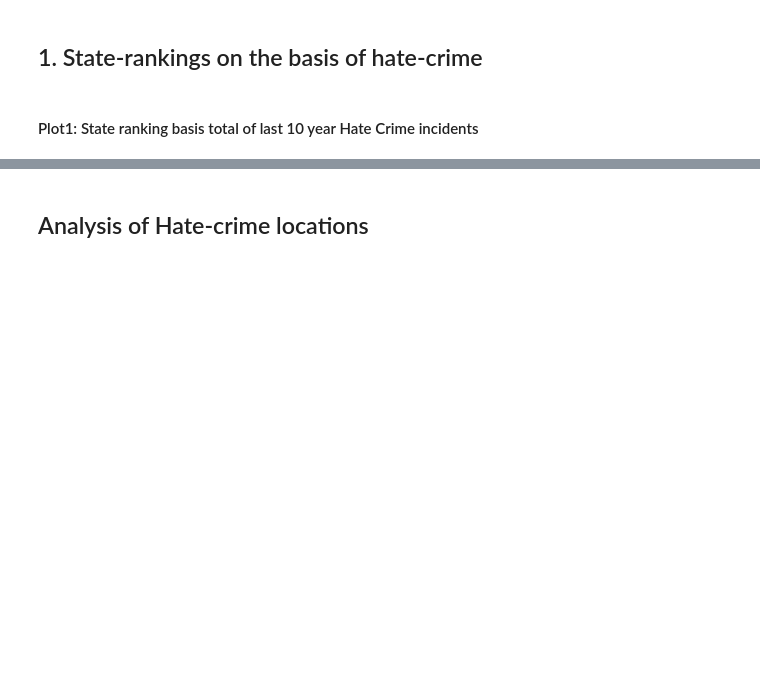
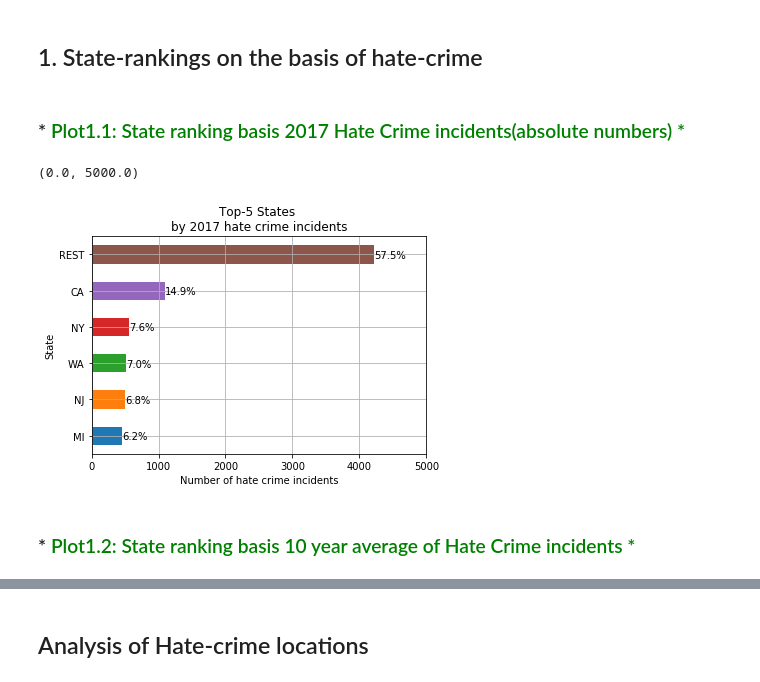
Before and after one commit to gupta-d/Is-hate-crime-on-rise, a Jupyter notebook: main/deepak/main/code/hate_crime_states_analysis.ipynb, the cells around one changed output, grey strips where cells are left out. Drawn from its saved outputs; the diff is of its cells as text; code cells hidden in the pictures; blank space fills up the shorter version.

```diff
--- a/main/deepak/main/code/hate_crime_states_analysis.ipynb
+++ b/main/deepak/main/code/hate_crime_states_analysis.ipynb
@@ -762,8 +766,43 @@ df_results.to_csv(file_to_write, encoding='utf-8')
 ## *<font color=red> plotting charts *</font>
 # %% [markdown]
 ## 1. State-rankings on the basis of hate-crime
+# %% [markdown]
+### *<font color=green> Plot1.1: State ranking basis 2017 Hate Crime incidents(absolute numbers) *</font>
+# %%
+temp = df_results.set_index('STATE_ABBR')
+absolute_rank_2017 = temp.loc[temp['DATA_YEAR'] == 2017, 'HATE_CRIMES'].nlargest(5)
+absolute_rank_2017
+
+REST = temp.loc[temp['DATA_YEAR'] == 2017, 'HATE_CRIMES'].sum() - absolute_rank_2017.sum()
+absolute_rank_2017.loc['REST'] = REST
+absolute_rank_2017.sort_values(inplace = True)
+# %%
+fig0, ax0 = plt.subplots()
+ax0 = absolute_rank_2017.plot(kind = 'barh', grid=True, title = "Top-5 States \nby 2017 hate crime incidents")
+ax0.set_xlabel("Number of hate crime incidents")
+ax0.set_ylabel("State")
+ax0.set_xlim(0,5000)
+
+
+individuals =[]
+for i in ax0.patches:
+    individuals.append(i.get_width())
+
+total = sum(individuals)
+
+for i in ax0.patches:
+    ax0.text(i.get_width()+.3, i.get_y()+.15, \
+            str(round((i.get_width()/total)*100,1))+'%')
+
+#ax0.invert_yaxis()
+
+fig0.savefig(output_file_path / "fig1.1(top5_states_2017_abs).png")
+ax0.get_xlim()
+# %% [output]
+(0.0, 5000.0)
+[figure, added]
 # %% [markdown]
-#### Plot1: State ranking basis total of last 10 year Hate Crime incidents
+### *<font color=green> Plot1.2: State ranking basis 10 year average of Hate Crime incidents *</font>
 # %%
 absolute_rank_10yr = df_results.pivot_table(index = 'STATE_ABBR', values = 'HATE_CRIMES', aggfunc = np.sum)
 series_abs_10Y = absolute_rank_10yr['HATE_CRIMES'].nlargest(5)
```
Also changed, not shown: parts of 42 cells of this notebook, 21 other files.
